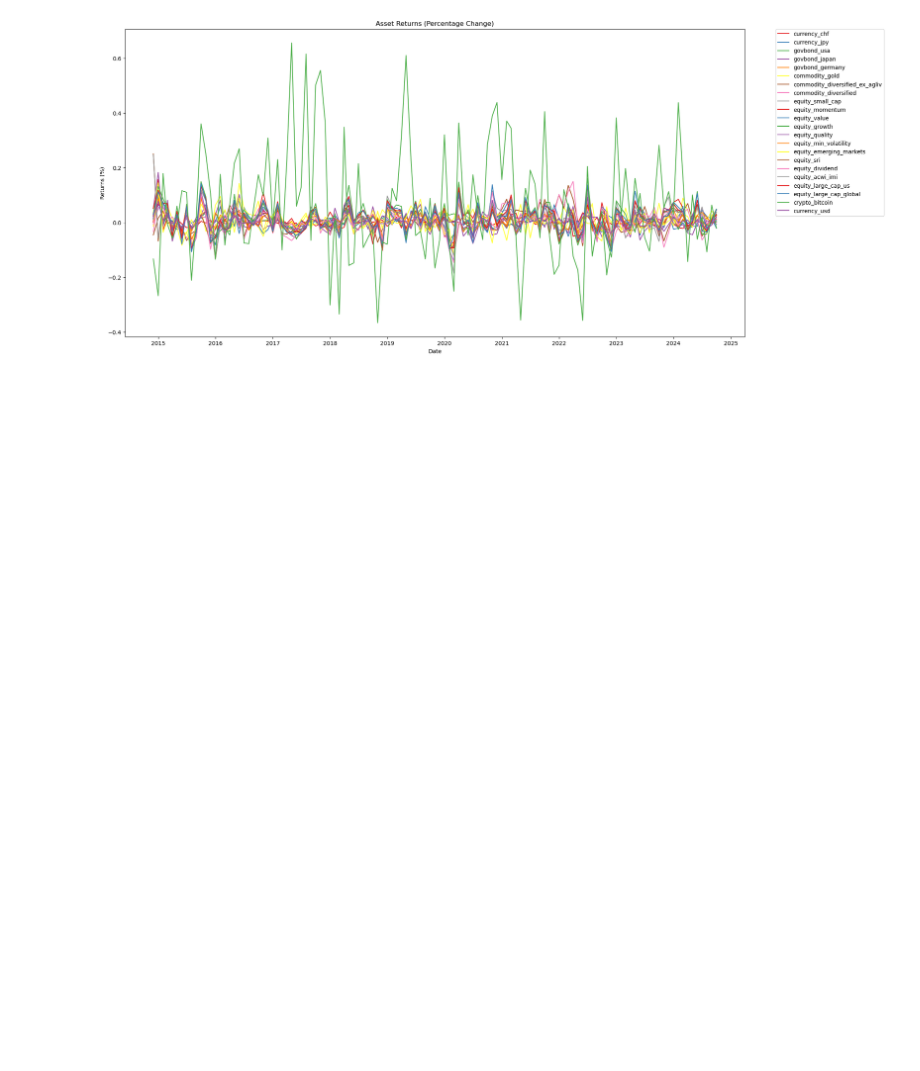
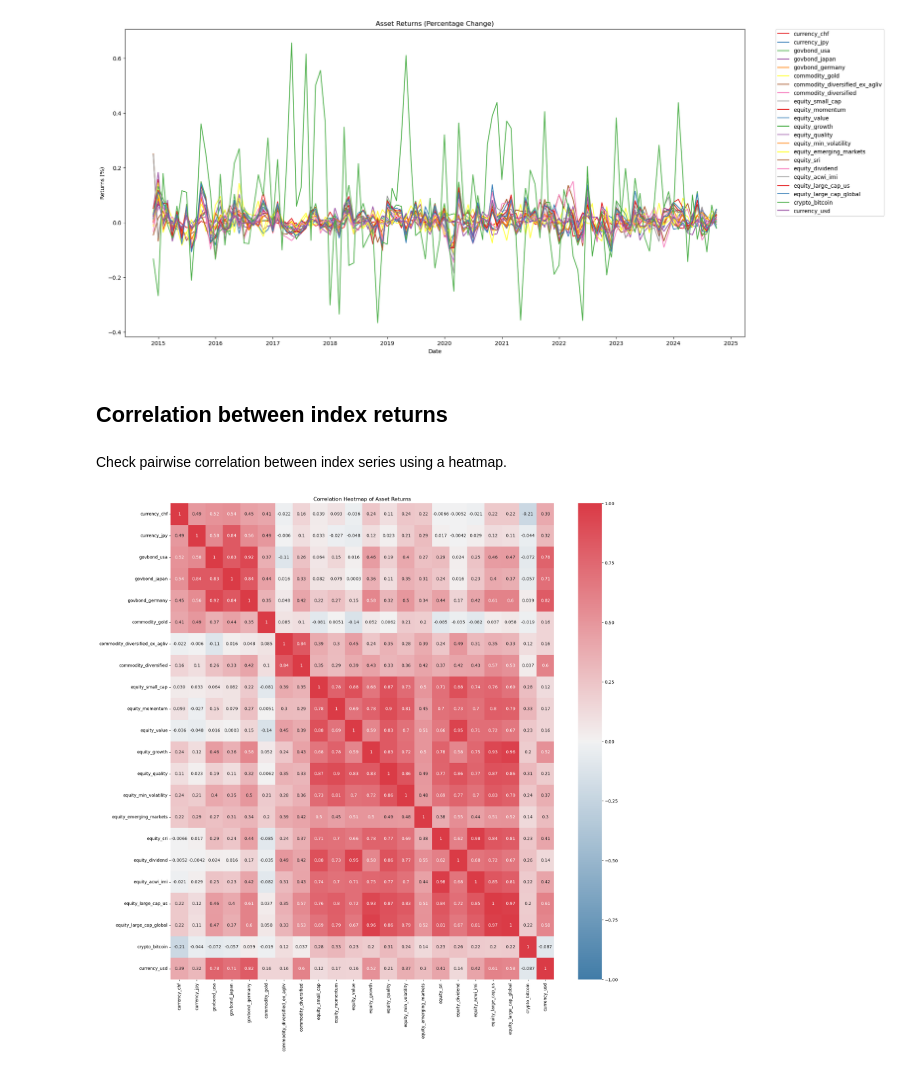
Before and after one commit to JAlbertOfficial/rebalytics, a Jupyter notebook: notebooks/02_data_exploration_processing.ipynb, the cells around one changed output. Drawn from its saved outputs; the diff is of its cells as text; code cells hidden in the pictures; blank space fills up the shorter version.

Commit message:
feat: Add correlation heatmap for asset returns
Add a correlation heatmap for the asset returns to visualize the  relationship between the returns of different assets. This helps in understanding how the returns of the assets are correlated, ranging from -1 to 1.

```diff
--- a/notebooks/02_data_exploration_processing.ipynb
+++ b/notebooks/02_data_exploration_processing.ipynb
@@ -227,3 +227,21 @@ plt.legend(bbox_to_anchor=(1.05, 1), loc='upper left', borderaxespad=0.)
 plt.show()
 # %% [output]
 [figure]
+# %% [markdown]
+## Correlation between index returns
+# %% [markdown]
+Check pairwise correlation between index series using a heatmap.
+# %%
+# Calculate the correlation matrix for the returns
+correlation_matrix = df_returns.corr()
+
+# Define a color palette from blue to white to red for better visualization
+cmap = sns.diverging_palette(240, 10, as_cmap=True)
+
+# Create the heatmap to display the correlation matrix
+plt.figure(figsize=(20,20))  # Set the figure size
+sns.heatmap(correlation_matrix, annot=True, cmap=cmap, vmin=-1, vmax=1)  # Plot the heatmap with annotations
+plt.title('Correlation Heatmap of Asset Returns')  # Set the title for the plot
+plt.show()  # Display the plot
+# %% [output]
+[figure, added]
```
